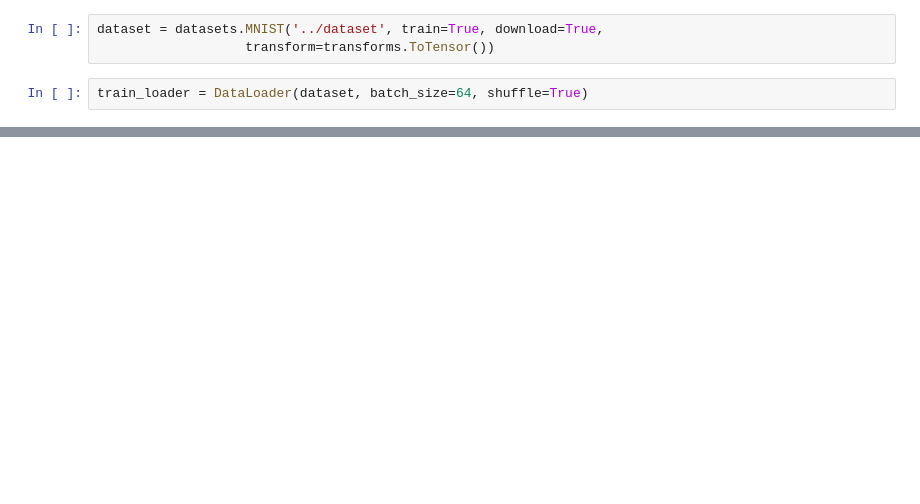
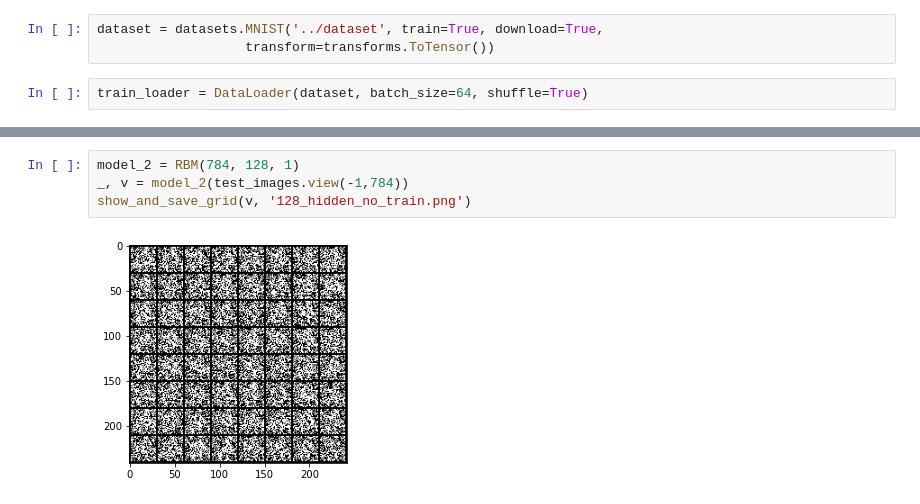
Before and after one commit to deep-deep-learning/restricted_boltzman_machine, a Jupyter notebook: Untitled1.ipynb, the cells around one changed output, grey strips where cells are left out. Drawn from its saved outputs; the diff is of its cells as text; blank space fills up the shorter version.

```diff
--- a/Untitled1.ipynb
+++ b/Untitled1.ipynb
@@ -120,0 +94,6 @@ plt.imshow(npimg, cmap='gray')
+# %%
+model_2 = RBM(784, 128, 1)
+_, v = model_2(test_images.view(-1,784))
+show_and_save_grid(v, '128_hidden_no_train.png')
+# %% [output]
+[figure, added]
```
Also changed, not shown: parts of 10 cells of this notebook, 11 other files.
